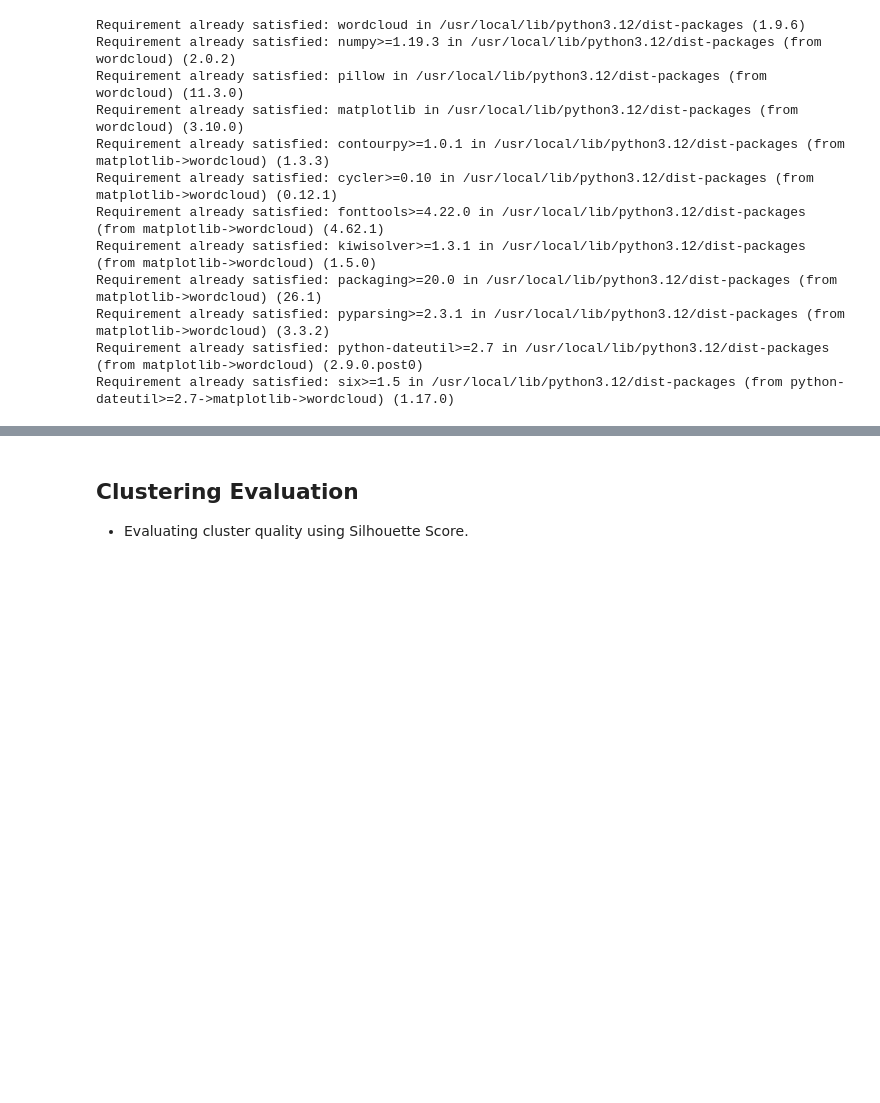
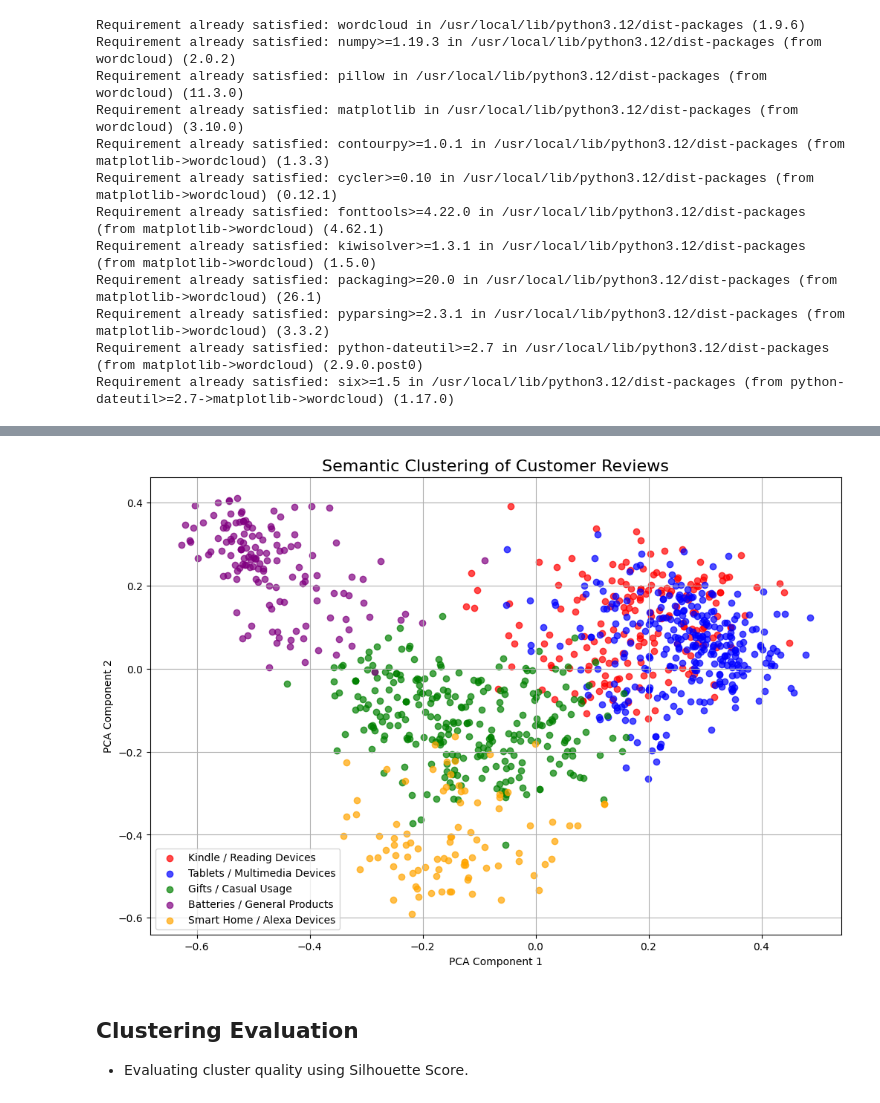
Before and after one commit to DimiGretsistas/Automated-Customers-Reviews-Project, a Jupyter notebook: notebooks/03_clustering.ipynb, the cells around one changed output, grey strips where cells are left out. Saved outputs shown, nothing was run; the diff lists cells and outputs as text; code cells hidden in the pictures; blank space fills up the shorter version.

```diff
--- a/notebooks/03_clustering.ipynb
+++ b/notebooks/03_clustering.ipynb
@@ -280,3 +237,53 @@ for cluster_id in sorted(sample_df["cluster"].unique()):
+# %%
+from sklearn.decomposition import PCA
+import matplotlib.pyplot as plt
+import numpy as np
+
+# reduce to 2D
+pca = PCA(n_components=2, random_state=42)
+
+reduced_embeddings = pca.fit_transform(embeddings)
+
+# cluster names
+cluster_names = {
+    0: "Kindle / Reading Devices",
+    1: "Tablets / Multimedia Devices",
+    2: "Gifts / Casual Usage",
+    3: "Batteries / General Products",
+    4: "Smart Home / Alexa Devices"
+}
+
+# fixed colors
+colors = ["red", "blue", "green", "purple", "orange"]
+
+plt.figure(figsize=(12,8))
+
+for cluster_id in sorted(sample_df["cluster"].unique()):
+
+    cluster_points = reduced_embeddings[sample_df["cluster"] == cluster_id]
+
+    plt.scatter(
+        cluster_points[:, 0],
+        cluster_points[:, 1],
+        label=cluster_names.get(cluster_id, f"Cluster {cluster_id}"),
+        color=colors[cluster_id],
+        alpha=0.7
+    )
+
+# title + labels
+plt.title("Semantic Clustering of Customer Reviews", fontsize=16)
+
+plt.xlabel("PCA Component 1")
+plt.ylabel("PCA Component 2")
+
+# legend instead of ugly colorbar
+plt.legend()
+
+plt.grid(True)
+
+plt.show()
+# %% [output]
+[figure, added]
 # %% [markdown]
 ## Clustering Evaluation
 - Evaluating cluster quality using Silhouette Score.
```
Also changed, not shown: parts of 7 cells of this notebook.
